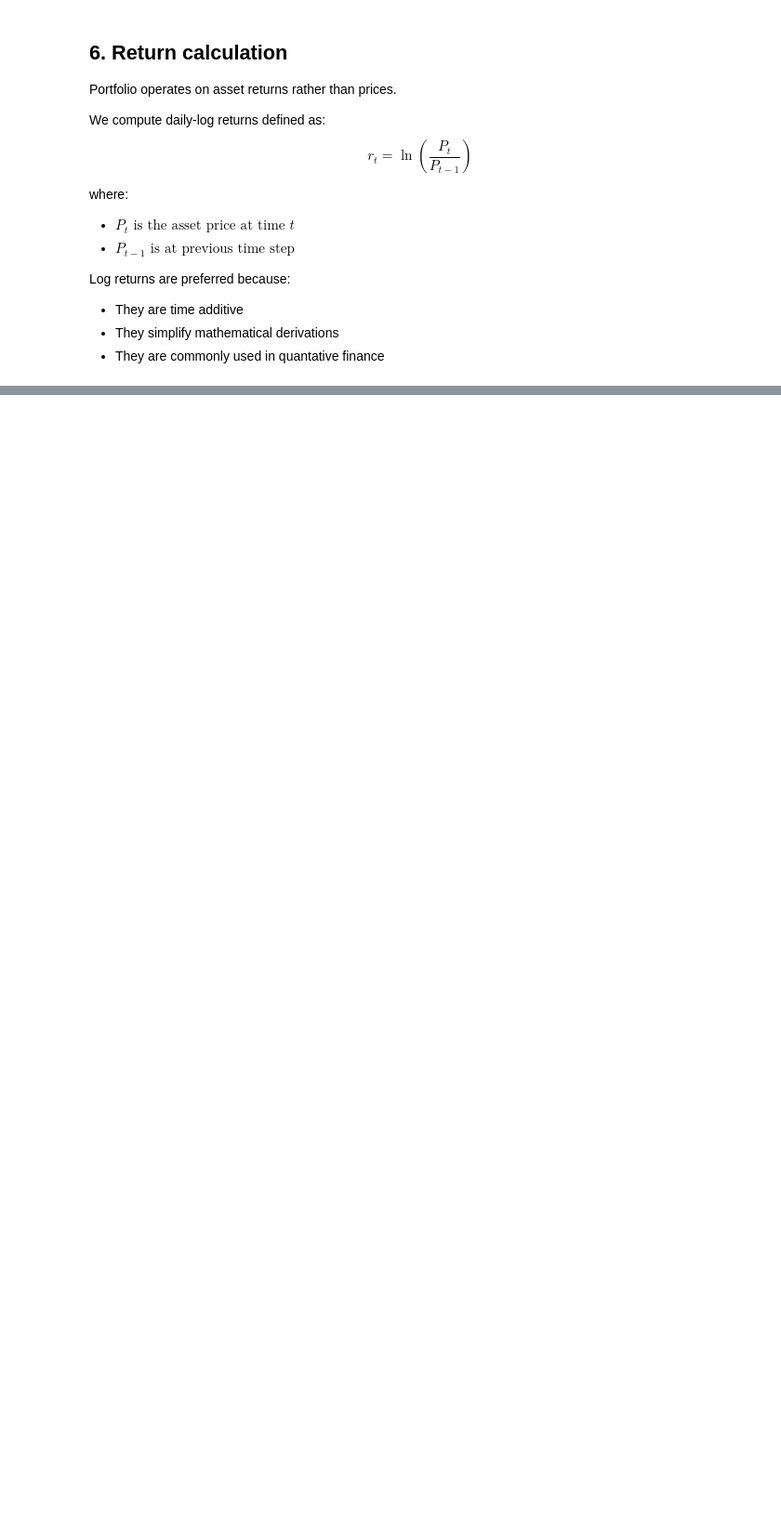
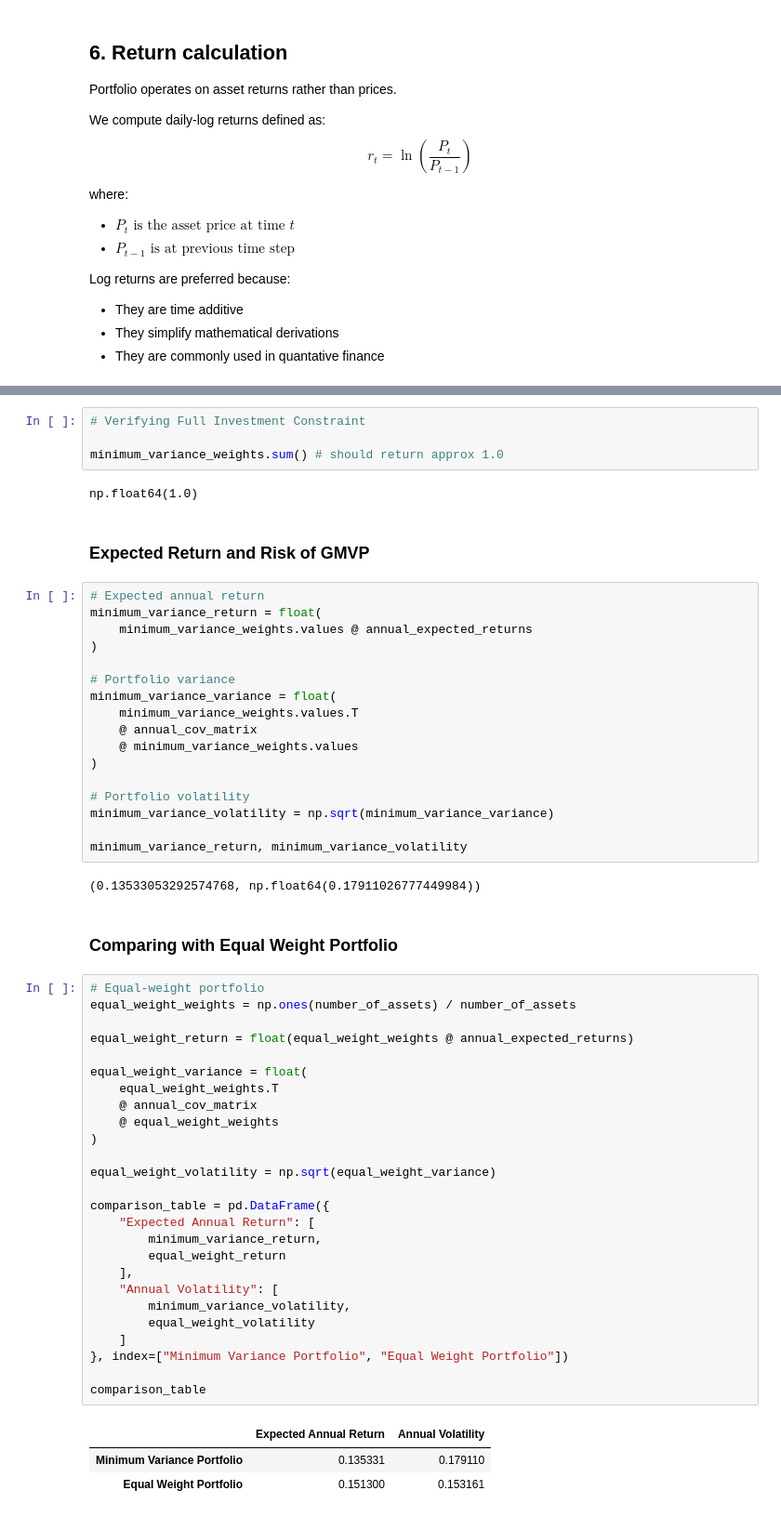
Before and after one commit to Enarb1/portfolio-optimization-eur, a Jupyter notebook: portfolio_optimization.ipynb, the cells around one changed output, grey strips where cells are left out. Shown at 93% size. Drawn from its saved outputs; the diff is of its cells as text; blank space fills up the shorter version.

```diff
--- a/portfolio_optimization.ipynb
+++ b/portfolio_optimization.ipynb
@@ -119,0 +281,59 @@ log_returns.head()
+# %%
+# Verifying Full Investment Constraint
+
+minimum_variance_weights.sum() # should return approx 1.0
+# %% [output]
+np.float64(1.0)
+# %% [markdown]
+### Expected Return and Risk of GMVP
+# %%
+# Expected annual return
+minimum_variance_return = float(
+    minimum_variance_weights.values @ annual_expected_returns
+)
+
+# Portfolio variance
+minimum_variance_variance = float(
+    minimum_variance_weights.values.T
+    @ annual_cov_matrix
+    @ minimum_variance_weights.values
+)
+
+# Portfolio volatility
+minimum_variance_volatility = np.sqrt(minimum_variance_variance)
+
+minimum_variance_return, minimum_variance_volatility
+# %% [output]
+(0.13533053292574768, np.float64(0.17911026777449984))
+# %% [markdown]
+### Comparing with Equal Weight Portfolio
+# %%
+# Equal-weight portfolio
+equal_weight_weights = np.ones(number_of_assets) / number_of_assets
+
+equal_weight_return = float(equal_weight_weights @ annual_expected_returns)
+
+equal_weight_variance = float(
+    equal_weight_weights.T
+    @ annual_cov_matrix
+    @ equal_weight_weights
+)
+
+equal_weight_volatility = np.sqrt(equal_weight_variance)
+
+comparison_table = pd.DataFrame({
+    "Expected Annual Return": [
+        minimum_variance_return,
+        equal_weight_return
+    ],
+    "Annual Volatility": [
+        minimum_variance_volatility,
+        equal_weight_volatility
+    ]
+}, index=["Minimum Variance Portfolio", "Equal Weight Portfolio"])
+
+comparison_table
+# %% [output]
+|  | Expected Annual Return | Annual Volatility |
+| Minimum Variance Portfolio | 0.135331 | 0.179110 |
+| Equal Weight Portfolio | 0.151300 | 0.153161 |
```
Also changed, not shown: parts of 9 cells of this notebook.
